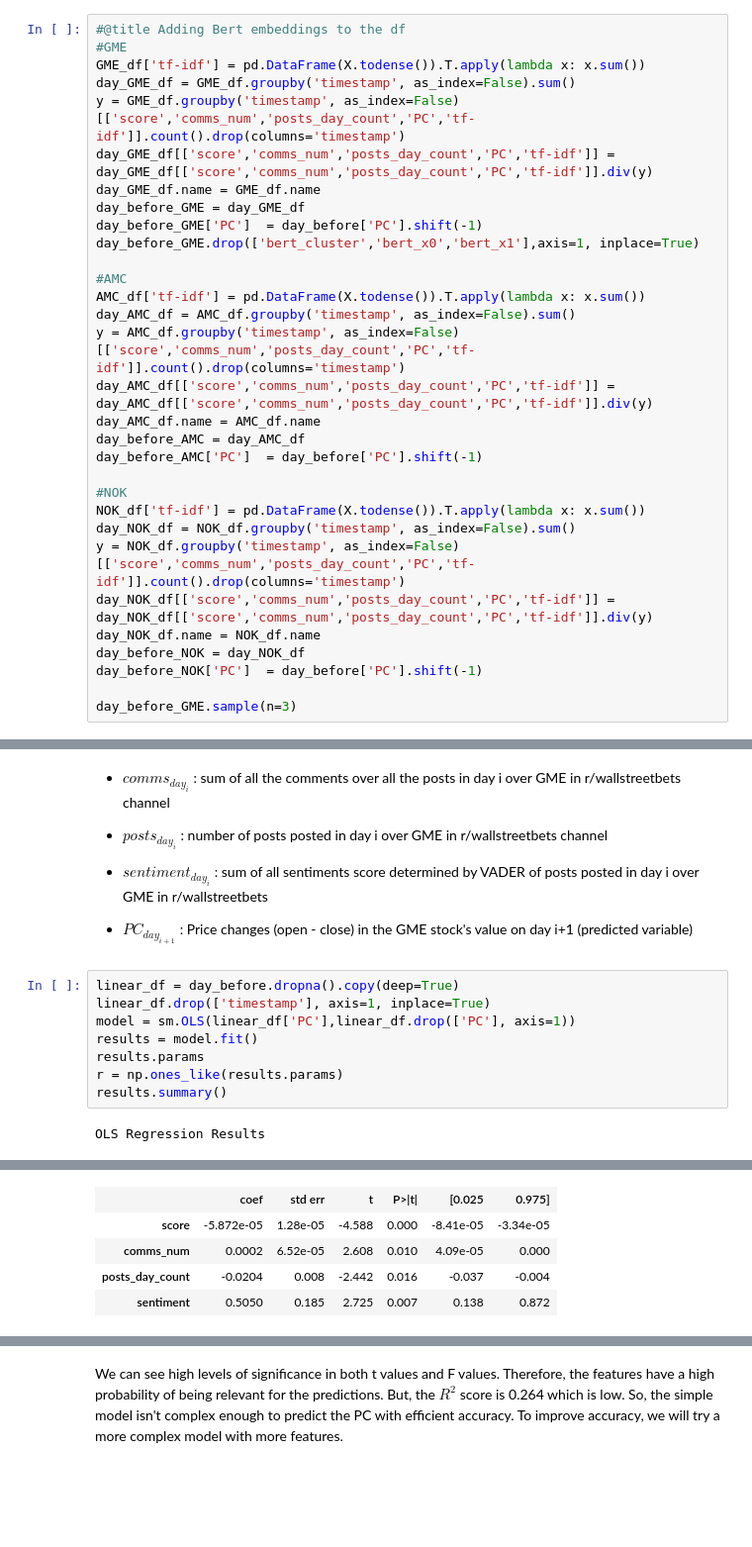
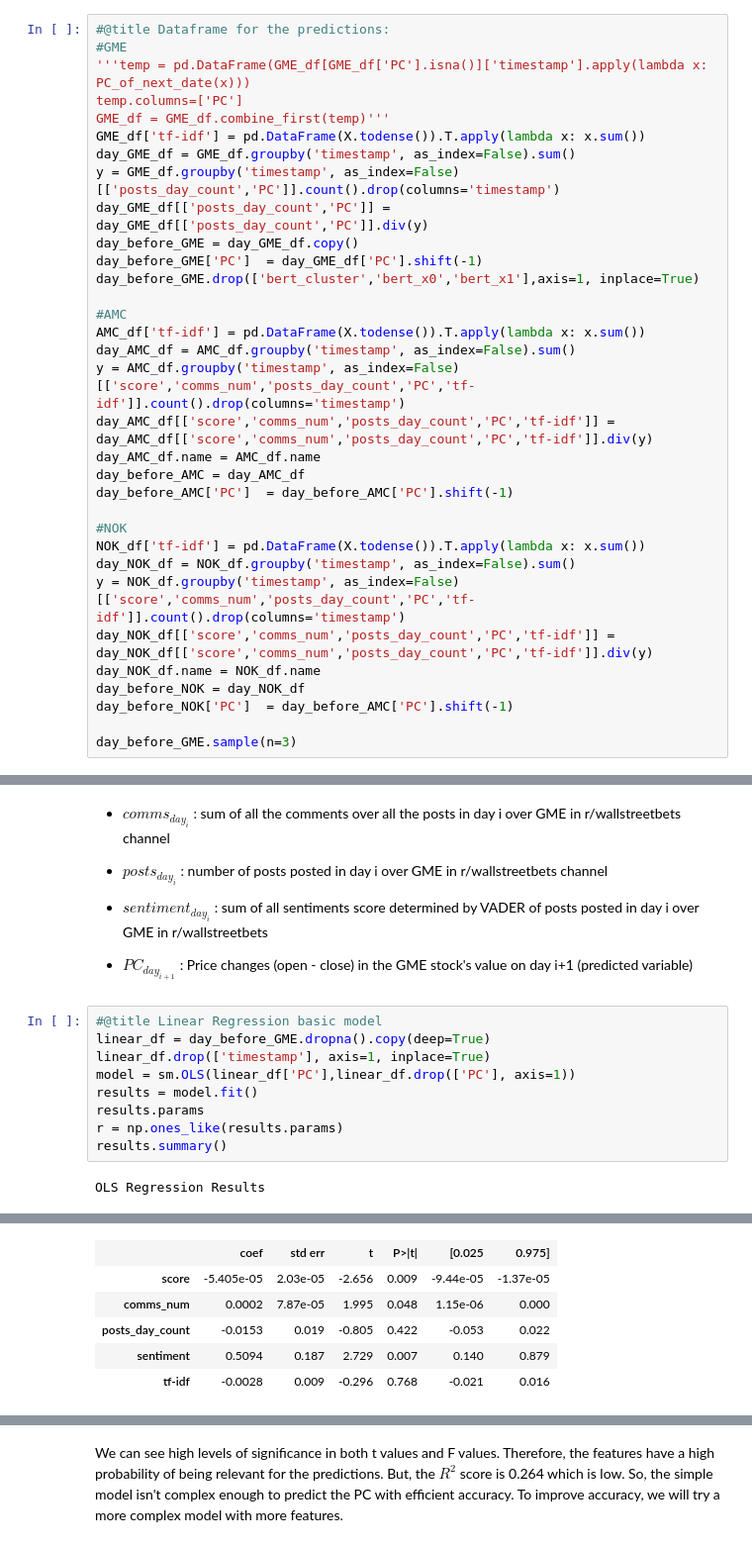
Before and after one commit to amit-shahar/StockValues, a Jupyter notebook: StocksValues.ipynb, the cells around one changed output, grey strips where cells are left out. Shown at 99% size. Drawn from its saved outputs; the diff is of its cells as text; blank space fills up the shorter version.

```diff
--- a/StocksValues.ipynb
+++ b/StocksValues.ipynb
@@ -1354,13 +1457,15 @@ Also, Bert is a state of the art model. Therefore we will prefer it's embadding
 # %%
-#@title Adding Bert embeddings to the df
+#@title Dataframe for the predictions:
 #GME
+'''temp = pd.DataFrame(GME_df[GME_df['PC'].isna()]['timestamp'].apply(lambda x: PC_of_next_date(x)))
+temp.columns=['PC']
+GME_df = GME_df.combine_first(temp)'''
 GME_df['tf-idf'] = pd.DataFrame(X.todense()).T.apply(lambda x: x.sum())
 day_GME_df = GME_df.groupby('timestamp', as_index=False).sum()
-y = GME_df.groupby('timestamp', as_index=False)[['score','comms_num','posts_day_count','PC','tf-idf']].count().drop(columns='timestamp')
-day_GME_df[['score','comms_num','posts_day_count','PC','tf-idf']] = day_GME_df[['score','comms_num','posts_day_count','PC','tf-idf']].div(y)
-day_GME_df.name = GME_df.name
-day_before_GME = day_GME_df
-day_before_GME['PC']  = day_before['PC'].shift(-1)
+y = GME_df.groupby('timestamp', as_index=False)[['posts_day_count','PC']].count().drop(columns='timestamp')
+day_GME_df[['posts_day_count','PC']] = day_GME_df[['posts_day_count','PC']].div(y)
+day_before_GME = day_GME_df.copy()
+day_before_GME['PC']  = day_GME_df['PC'].shift(-1)
 day_before_GME.drop(['bert_cluster','bert_x0','bert_x1'],axis=1, inplace=True)
 
 #AMC
@@ -1370,7 +1475,7 @@ y = AMC_df.groupby('timestamp', as_index=False)[['score','comms_num','posts_day_
 day_AMC_df[['score','comms_num','posts_day_count','PC','tf-idf']] = day_AMC_df[['score','comms_num','posts_day_count','PC','tf-idf']].div(y)
 day_AMC_df.name = AMC_df.name
 day_before_AMC = day_AMC_df
-day_before_AMC['PC']  = day_before['PC'].shift(-1)
+day_before_AMC['PC']  = day_before_AMC['PC'].shift(-1)
 
 #NOK
 NOK_df['tf-idf'] = pd.DataFrame(X.todense()).T.apply(lambda x: x.sum())
@@ -1379,7 +1484,7 @@ y = NOK_df.groupby('timestamp', as_index=False)[['score','comms_num','posts_day_
 day_NOK_df[['score','comms_num','posts_day_count','PC','tf-idf']] = day_NOK_df[['score','comms_num','posts_day_count','PC','tf-idf']].div(y)
 day_NOK_df.name = NOK_df.name
 day_before_NOK = day_NOK_df
-day_before_NOK['PC']  = day_before['PC'].shift(-1)
+day_before_NOK['PC']  = day_before_AMC['PC'].shift(-1)
 
 day_before_GME.sample(n=3)
 # %% [output]
@@ -1413,7 +1518,8 @@ while:
 
 * $PC_{day_{i+1}}$ : Price changes (open - close) in the GME stock's value on day i+1 (predicted variable)
 # %%
-linear_df = day_before.dropna().copy(deep=True)
+#@title Linear Regression basic model
+linear_df = day_before_GME.dropna().copy(deep=True)
 linear_df.drop(['timestamp'], axis=1, inplace=True)
 model = sm.OLS(linear_df['PC'],linear_df.drop(['PC'], axis=1))
 results = model.fit()
@@ -1433,6 +1539,7 @@ OLS Regression Results
 | Covariance Type: | nonrobust |  |  |
 |  | coef | std err | t | P>|t| | [0.025 | 0.975] |
-| score | -5.872e-05 | 1.28e-05 | -4.588 | 0.000 | -8.41e-05 | -3.34e-05 |
-| comms_num | 0.0002 | 6.52e-05 | 2.608 | 0.010 | 4.09e-05 | 0.000 |
-| posts_day_count | -0.0204 | 0.008 | -2.442 | 0.016 | -0.037 | -0.004 |
-| sentiment | 0.5050 | 0.185 | 2.725 | 0.007 | 0.138 | 0.872 |
+| score | -5.405e-05 | 2.03e-05 | -2.656 | 0.009 | -9.44e-05 | -1.37e-05 |
+| comms_num | 0.0002 | 7.87e-05 | 1.995 | 0.048 | 1.15e-06 | 0.000 |
+| posts_day_count | -0.0153 | 0.019 | -0.805 | 0.422 | -0.053 | 0.022 |
+| sentiment | 0.5094 | 0.187 | 2.729 | 0.007 | 0.140 | 0.879 |
+| tf-idf | -0.0028 | 0.009 | -0.296 | 0.768 | -0.021 | 0.016 |
```
Also changed, not shown: parts of 68 cells of this notebook.
